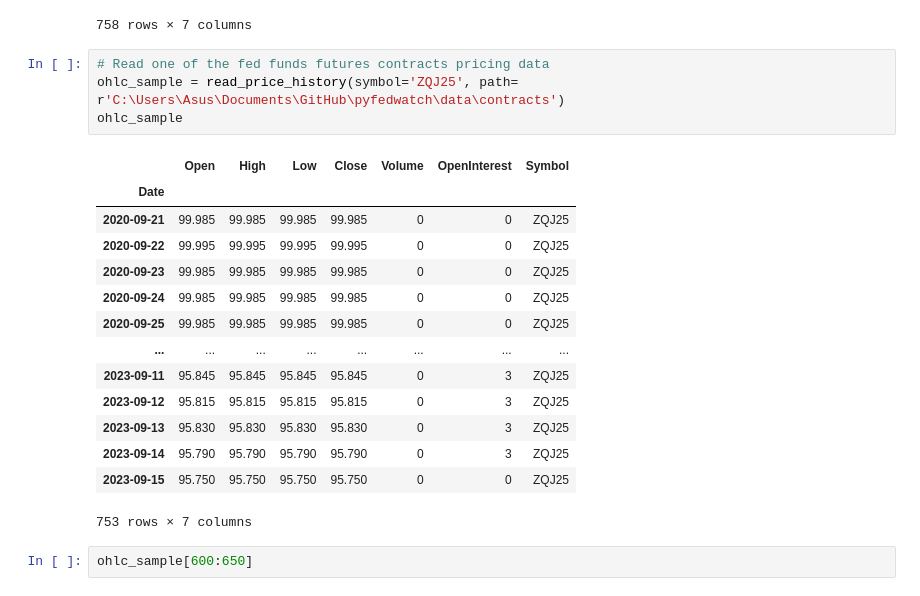
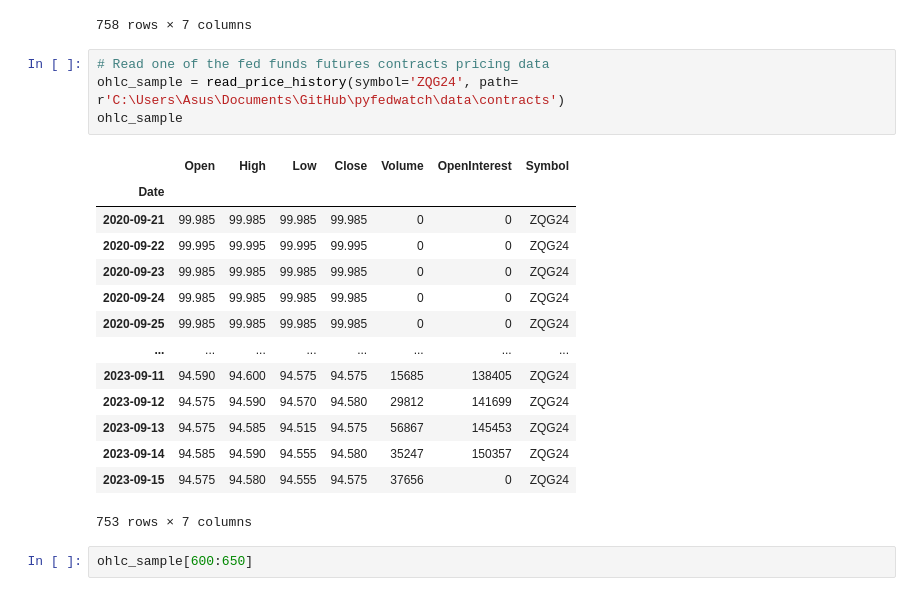
Before and after one commit to baksben/pyfedwatch, a Jupyter notebook: notebooks/Ben's_copy.ipynb, the cells around one changed output. Drawn from its saved outputs; the diff is of its cells as text.

```diff
--- a/notebooks/Ben's_copy.ipynb
+++ b/notebooks/Ben's_copy.ipynb
@@ -187,22 +187,22 @@ ohlc_sample
 758 rows × 7 columns
 # %%
 # Read one of the fed funds futures contracts pricing data
-ohlc_sample = read_price_history(symbol='ZQJ25', path= r'C:\Users\Asus\Documents\GitHub\pyfedwatch\data\contracts')
+ohlc_sample = read_price_history(symbol='ZQG24', path= r'C:\Users\Asus\Documents\GitHub\pyfedwatch\data\contracts')
 ohlc_sample
 # %% [output]
 |  | Open | High | Low | Close | Volume | OpenInterest | Symbol |
 | Date |  |  |  |  |  |  |  |
-| 2020-09-21 | 99.985 | 99.985 | 99.985 | 99.985 | 0 | 0 | ZQJ25 |
-| 2020-09-22 | 99.995 | 99.995 | 99.995 | 99.995 | 0 | 0 | ZQJ25 |
-| 2020-09-23 | 99.985 | 99.985 | 99.985 | 99.985 | 0 | 0 | ZQJ25 |
-| 2020-09-24 | 99.985 | 99.985 | 99.985 | 99.985 | 0 | 0 | ZQJ25 |
-| 2020-09-25 | 99.985 | 99.985 | 99.985 | 99.985 | 0 | 0 | ZQJ25 |
+| 2020-09-21 | 99.985 | 99.985 | 99.985 | 99.985 | 0 | 0 | ZQG24 |
+| 2020-09-22 | 99.995 | 99.995 | 99.995 | 99.995 | 0 | 0 | ZQG24 |
+| 2020-09-23 | 99.985 | 99.985 | 99.985 | 99.985 | 0 | 0 | ZQG24 |
+| 2020-09-24 | 99.985 | 99.985 | 99.985 | 99.985 | 0 | 0 | ZQG24 |
+| 2020-09-25 | 99.985 | 99.985 | 99.985 | 99.985 | 0 | 0 | ZQG24 |
 | ... | ... | ... | ... | ... | ... | ... | ... |
-| 2023-09-11 | 95.845 | 95.845 | 95.845 | 95.845 | 0 | 3 | ZQJ25 |
-| 2023-09-12 | 95.815 | 95.815 | 95.815 | 95.815 | 0 | 3 | ZQJ25 |
-| 2023-09-13 | 95.830 | 95.830 | 95.830 | 95.830 | 0 | 3 | ZQJ25 |
-| 2023-09-14 | 95.790 | 95.790 | 95.790 | 95.790 | 0 | 3 | ZQJ25 |
-| 2023-09-15 | 95.750 | 95.750 | 95.750 | 95.750 | 0 | 0 | ZQJ25 |
+| 2023-09-11 | 94.590 | 94.600 | 94.575 | 94.575 | 15685 | 138405 | ZQG24 |
+| 2023-09-12 | 94.575 | 94.590 | 94.570 | 94.580 | 29812 | 141699 | ZQG24 |
+| 2023-09-13 | 94.575 | 94.585 | 94.515 | 94.575 | 56867 | 145453 | ZQG24 |
+| 2023-09-14 | 94.585 | 94.590 | 94.555 | 94.580 | 35247 | 150357 | ZQG24 |
+| 2023-09-15 | 94.575 | 94.580 | 94.555 | 94.575 | 37656 | 0 | ZQG24 |
 753 rows × 7 columns
 # %%
 ohlc_sample[600:650]
```
Also changed, not shown: parts of 35 cells of this notebook.
